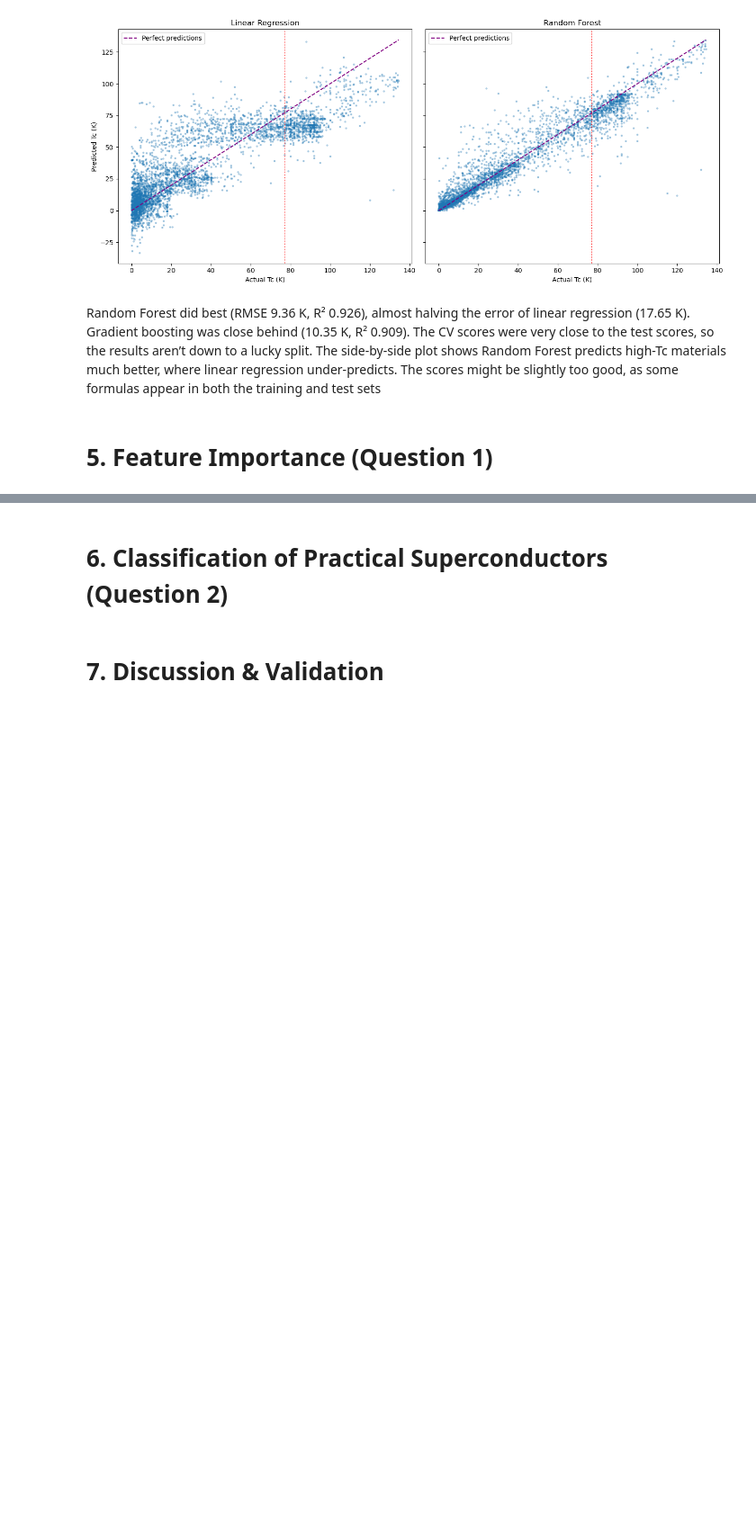
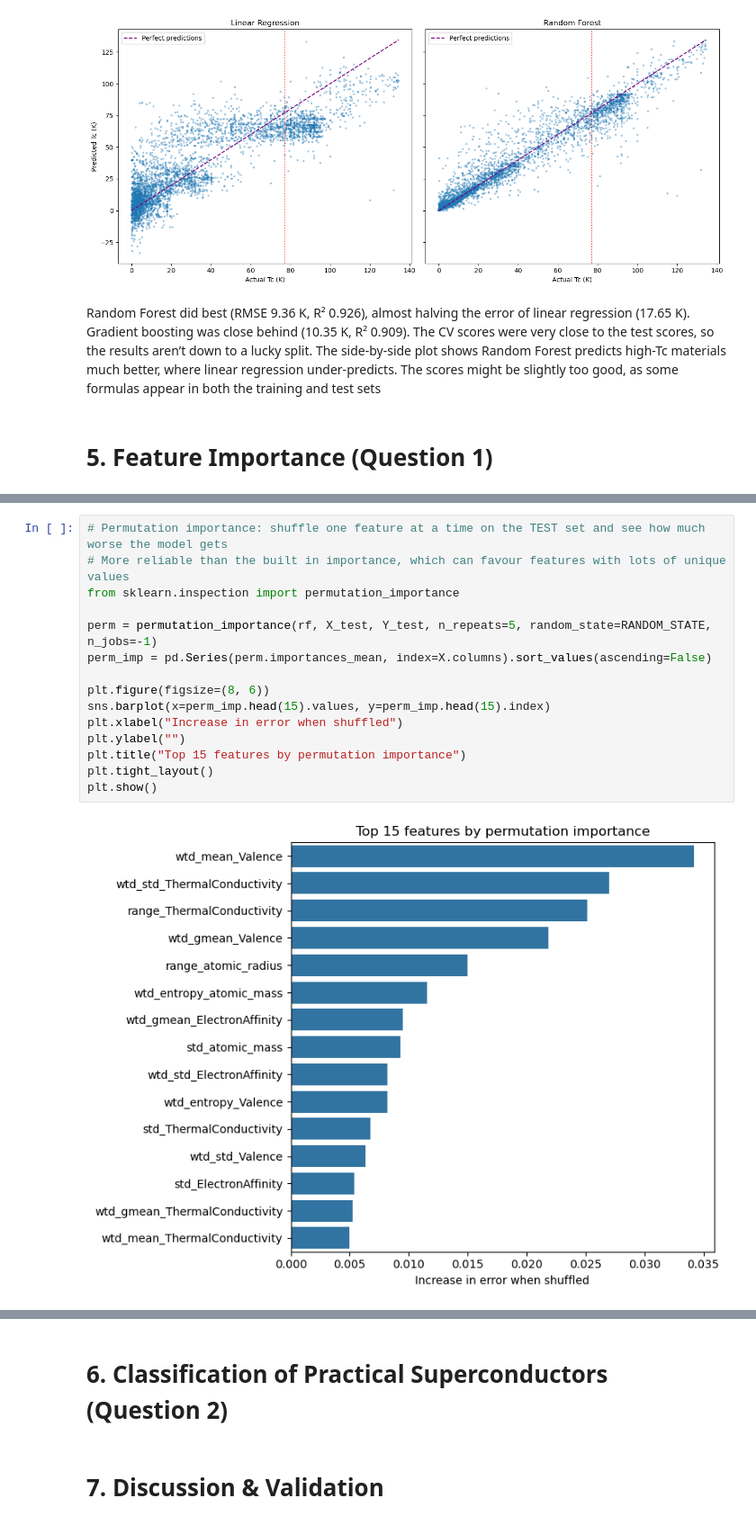
Before and after one commit to SeanCross65/Data-Analytics-Data-Mining, a Jupyter notebook: SuperConductivity.ipynb, the cells around one changed output, grey strips where cells are left out. Shown at 90% size. Cells and saved outputs as stored; diff of their text form; blank space fills up the shorter version.

```diff
--- a/SuperConductivity.ipynb
+++ b/SuperConductivity.ipynb
@@ -358,0 +373,17 @@ print(1)
+# %%
+# Permutation importance: shuffle one feature at a time on the TEST set and see how much worse the model gets
+# More reliable than the built in importance, which can favour features with lots of unique values
+from sklearn.inspection import permutation_importance
+
+perm = permutation_importance(rf, X_test, Y_test, n_repeats=5, random_state=RANDOM_STATE, n_jobs=-1)
+perm_imp = pd.Series(perm.importances_mean, index=X.columns).sort_values(ascending=False)
+
+plt.figure(figsize=(8, 6))
+sns.barplot(x=perm_imp.head(15).values, y=perm_imp.head(15).index)
+plt.xlabel("Increase in error when shuffled")
+plt.ylabel("")
+plt.title("Top 15 features by permutation importance")
+plt.tight_layout()
+plt.show()
+# %% [output]
+[figure, added]
```
Also changed, not shown: parts of 3 cells of this notebook.
